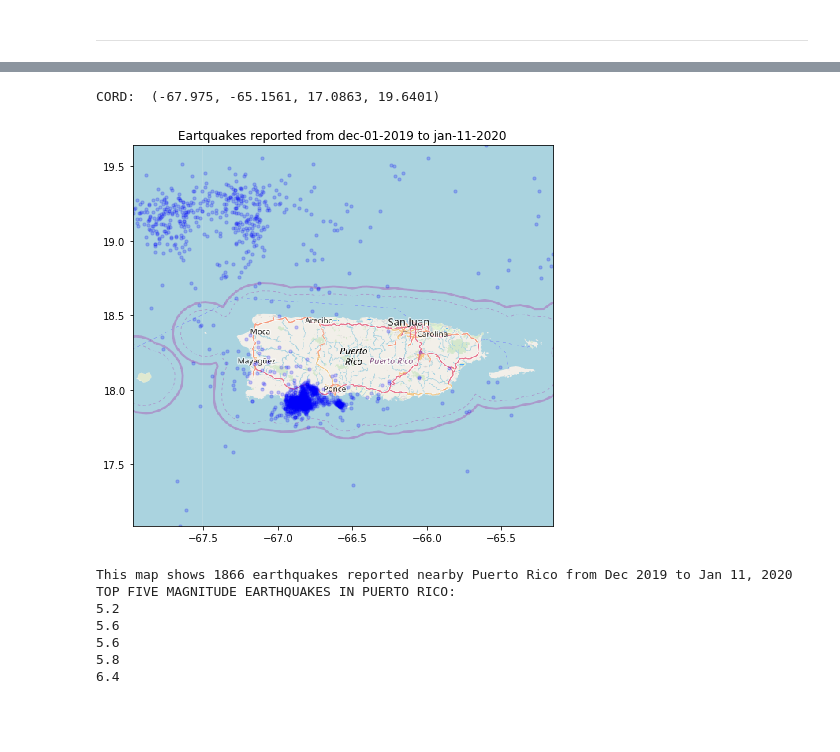
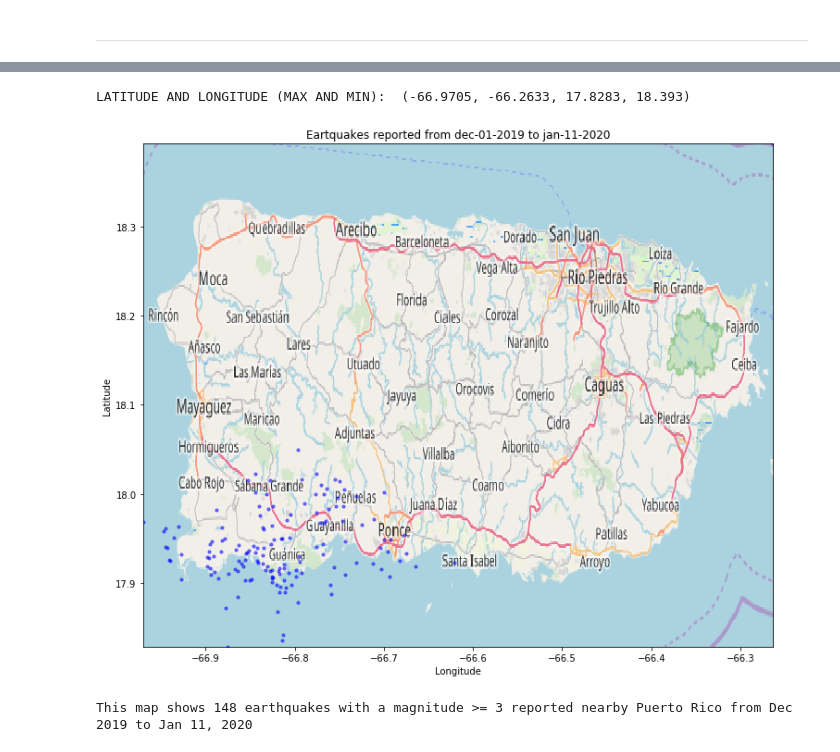
Before and after one commit to thegrafico/earthquakes-analysis, a Jupyter notebook: earthquakes_analysis.py.ipynb, the cells around one changed output, grey strips where cells are left out. Drawn from its saved outputs; the diff is of its cells as text; code cells hidden in the pictures; blank space fills up the shorter version.

```diff
--- a/earthquakes_analysis.py.ipynb
+++ b/earthquakes_analysis.py.ipynb
@@ -106,0 +109,6 @@ pr.loc[:, ["latitude","longitude"]].head()
+# %%
+#Sinse in the map we can note that there are a lot of earthquakes that we dont care, we're going to clean the data more.
+#Get only the earthquakes with a magnitude greater or equal than 3.
+newPR = pr.loc[pr["mag"] >= 3].copy().drop(["status", "locationSource", "magSource", "net"], axis=1 )
+newPR.info()
+print("\nWith the info(), we can figure out how many rows we have, also we can look is there are missing values")
@@ -107,28 +140,29 @@ pr.loc[:, ["latitude","longitude"]].head()
+# %%
+#Since in the map above we can look there are many earthquakes in the top of PR,
+#we can filter the data to only those really nearby Puerto Rico
+#Using OpenStreetMap I figured out the boundaries for the latitude and longitude that I want to display and analyze
+#MIN LATITUDE: 18.6004, MAX LATITUDE: 17.8203
+#MIN LONGITUDE: -67.3039, MAX LONGITUDE: -65.5587
+newPR = newPR[np.logical_and(newPR["latitude"] > 17.8203, newPR["latitude"] < 18.6004 )]
+newPR = newPR[np.logical_and(newPR["longitude"] < -65.5587, newPR["longitude"] > -67.3039)]
+show_pr_map(newPR, img_path="./pr2.png", title="Eartquakes reported from dec-01-2019 to jan-11-2020", size=(20,10))
+print("This map shows {} earthquakes with a magnitude >= 3 reported nearby Puerto Rico from Dec 2019 to Jan 11, 2020".format(len(newPR)))
+# %% [output]
+LATITUDE AND LONGITUDE (MAX AND MIN):  (-66.9705, -66.2633, 17.8283, 18.393)
+[figure, added]
+This map shows 148 earthquakes with a magnitude >= 3 reported nearby Puerto Rico from Dec 2019 to Jan 11, 2020
 # %%
-BBox = ( (pr.longitude.min(), pr.longitude.max(), pr.latitude.min(), pr.latitude.max()))
-print("CORD: ", BBox)
-ruh_m = plt.imread('./map.png')
-fig, ax = plt.subplots(figsize = (8,7))
-ax.scatter(df.longitude, df.latitude, zorder=1, alpha= 0.2, c='b', s=10)
-ax.set_title('Eartquakes reported from dec-01-2019 to jan-11-2020')
-ax.set_xlim(BBox[0],BBox[1])
-ax.set_ylim(BBox[2],BBox[3])
-ax.imshow(ruh_m, zorder=0, extent = BBox, aspect= 'equal')
-plt.show()
-print("This map shows {} earthquakes reported nearby Puerto Rico from Dec 2019 to Jan 11, 2020".format(len(pr)))
-max_earthquake_reported = pr["mag"].max()
-earthquakes_magnitudes = sorted(pr["mag"].values)
-topFive = earthquakes_magnitudes[-5:]
-print("TOP FIVE MAGNITUDE EARTHQUAKES IN PUERTO RICO:")
-for val in topFive:
-    print(val)
+#function to display in map the point of incident
+def show_pr_map(dataframe, img_path:str, title:str, size= (8,7)):
+    BBox = ( (dataframe.longitude.min(), dataframe.longitude.max(), dataframe.latitude.min(), dataframe.latitude.max()))
+    print("LATITUDE AND LONGITUDE (MAX AND MIN): ", BBox)
+    ruh_m = plt.imread(img_path)
+    fig, ax = plt.subplots(figsize = size)
+    ax.scatter(dataframe.longitude, dataframe.latitude, zorder=1, alpha= 0.5, c='b', s=10)
+    ax.set_title(title)
+    ax.set_xlim(BBox[0],BBox[1])
+    ax.set_ylim(BBox[2],BBox[3])
+    plt.xlabel("Longitude")
+    plt.ylabel("Latitude")
+    ax.imshow(ruh_m, zorder=0, extent = BBox, aspect= 'equal')
+    plt.show()
-# %% [output]
-CORD:  (-67.975, -65.1561, 17.0863, 19.6401)
-[figure, removed]
-This map shows 1866 earthquakes reported nearby Puerto Rico from Dec 2019 to Jan 11, 2020
-TOP FIVE MAGNITUDE EARTHQUAKES IN PUERTO RICO:
-5.2
-5.6
-5.6
-5.8
-6.4
```
Also changed, not shown: parts of 7 cells of this notebook, 1 other file.
